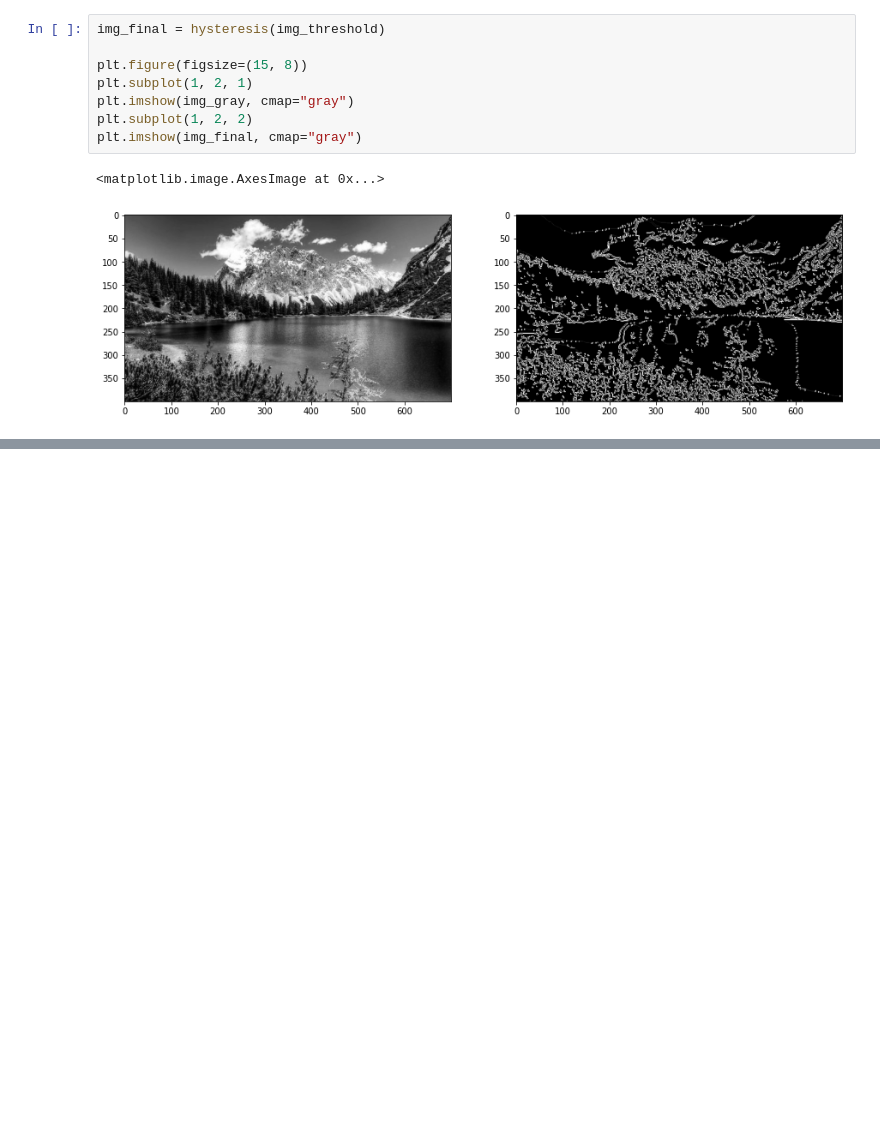
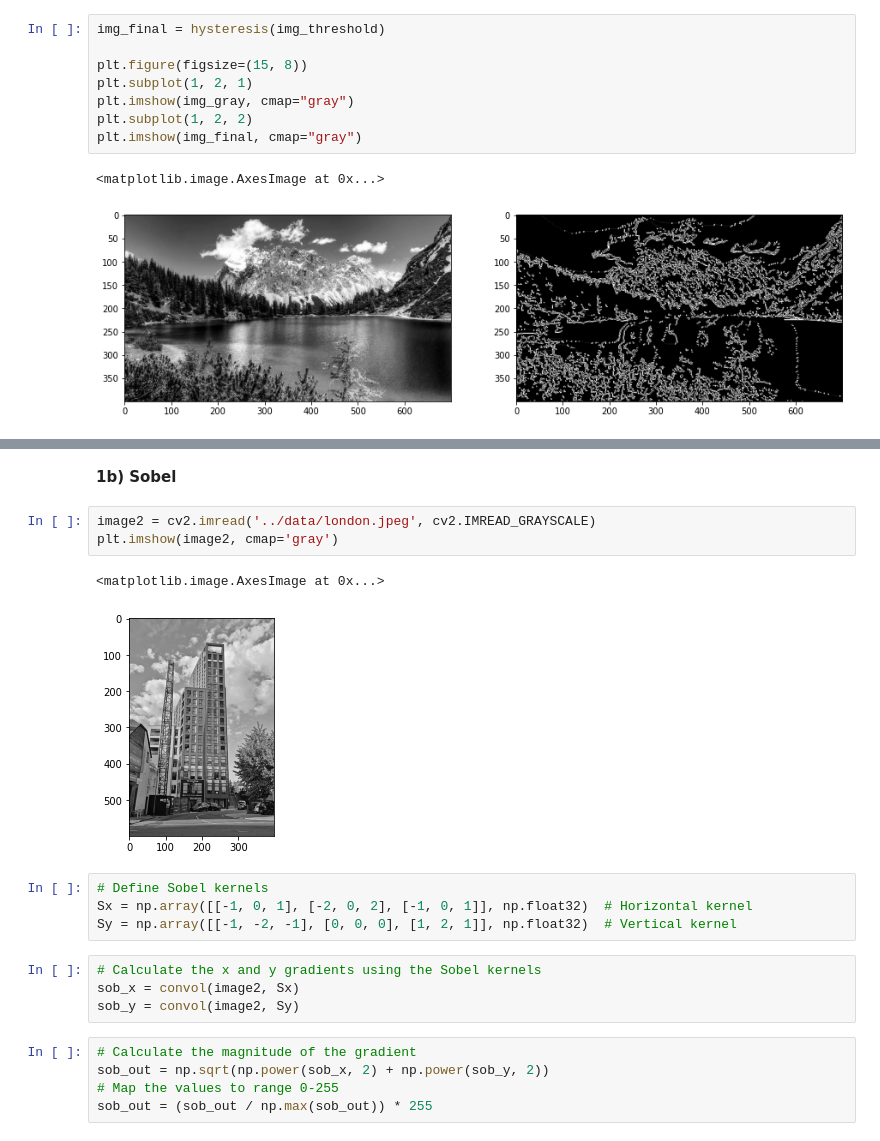
Before and after one commit to ivnlee/tec-mna-cv, a Jupyter notebook: week_3/3_sobel_canny_edge_detection.ipynb, the cells around one changed output, grey strips where cells are left out. Saved outputs shown, nothing was run; the diff lists cells and outputs as text; blank space fills up the shorter version.

```diff
--- a/week_3/3_sobel_canny_edge_detection.ipynb
+++ b/week_3/3_sobel_canny_edge_detection.ipynb
@@ -319,0 +395,21 @@ plt.imshow(img_final, cmap="gray")
+# %% [markdown]
+**1b) Sobel**
+# %%
+image2 = cv2.imread('../data/london.jpeg', cv2.IMREAD_GRAYSCALE)
+plt.imshow(image2, cmap='gray')
+# %% [output]
+<matplotlib.image.AxesImage at 0x...>
+[figure, added]
+# %%
+# Define Sobel kernels
+Sx = np.array([[-1, 0, 1], [-2, 0, 2], [-1, 0, 1]], np.float32)  # Horizontal kernel
+Sy = np.array([[-1, -2, -1], [0, 0, 0], [1, 2, 1]], np.float32)  # Vertical kernel
+# %%
+# Calculate the x and y gradients using the Sobel kernels
+sob_x = convol(image2, Sx)
+sob_y = convol(image2, Sy)
+# %%
+# Calculate the magnitude of the gradient
+sob_out = np.sqrt(np.power(sob_x, 2) + np.power(sob_y, 2))
+# Map the values to range 0-255
+sob_out = (sob_out / np.max(sob_out)) * 255
```
Also changed, not shown: parts of 10 cells of this notebook, 2 other files.
